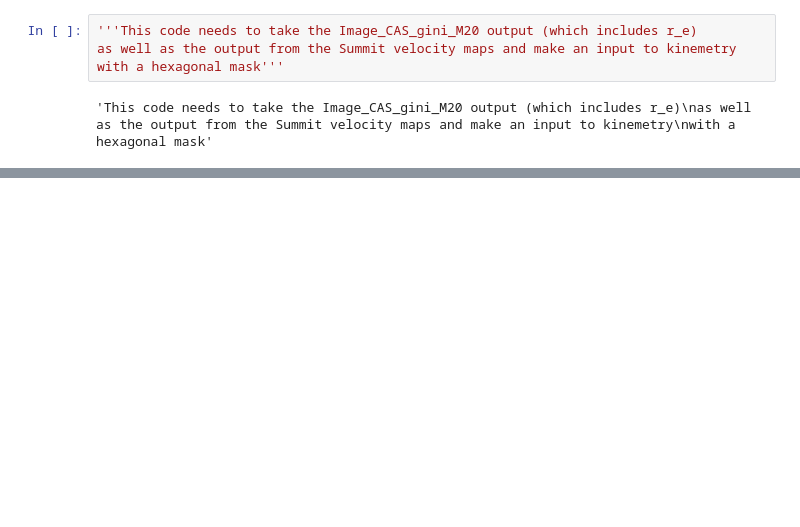
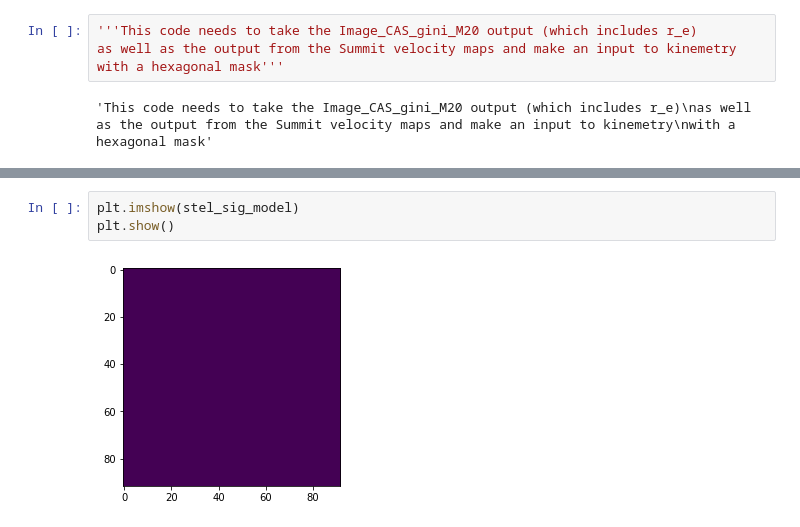
Before and after one commit to beckynevin/imaging_identification_mergers, a Jupyter notebook: Kin_prep_kinemetry.ipynb, the cells around one changed output, grey strips where cells are left out. Drawn from its saved outputs; the diff is of its cells as text; blank space fills up the shorter version.

```diff
--- a/Kin_prep_kinemetry.ipynb
+++ b/Kin_prep_kinemetry.ipynb
@@ -279,6 +461,11 @@ for i in range(len(x_list_after)):
 file2.close()
 # %% [output]
 /Volumes/My Passport for Mac/LAURA_Sims/q0.5_fg0.3_allrx10_sunruns/hirestest_kin/Figs
+# %%
+plt.imshow(stel_sig_model)
+plt.show()
+# %% [output]
+[figure, added]
 # %%
 '''
 You now need to plot the velocity map to compare it to the
```
Also changed, not shown: parts of 12 cells of this notebook.
